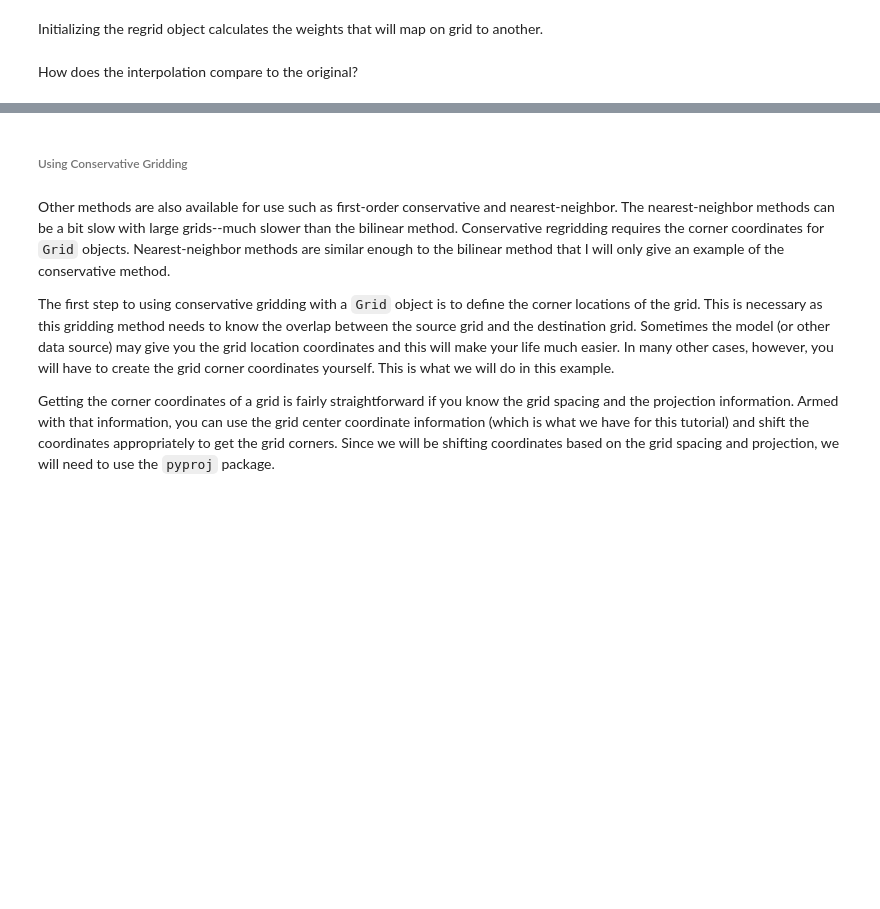
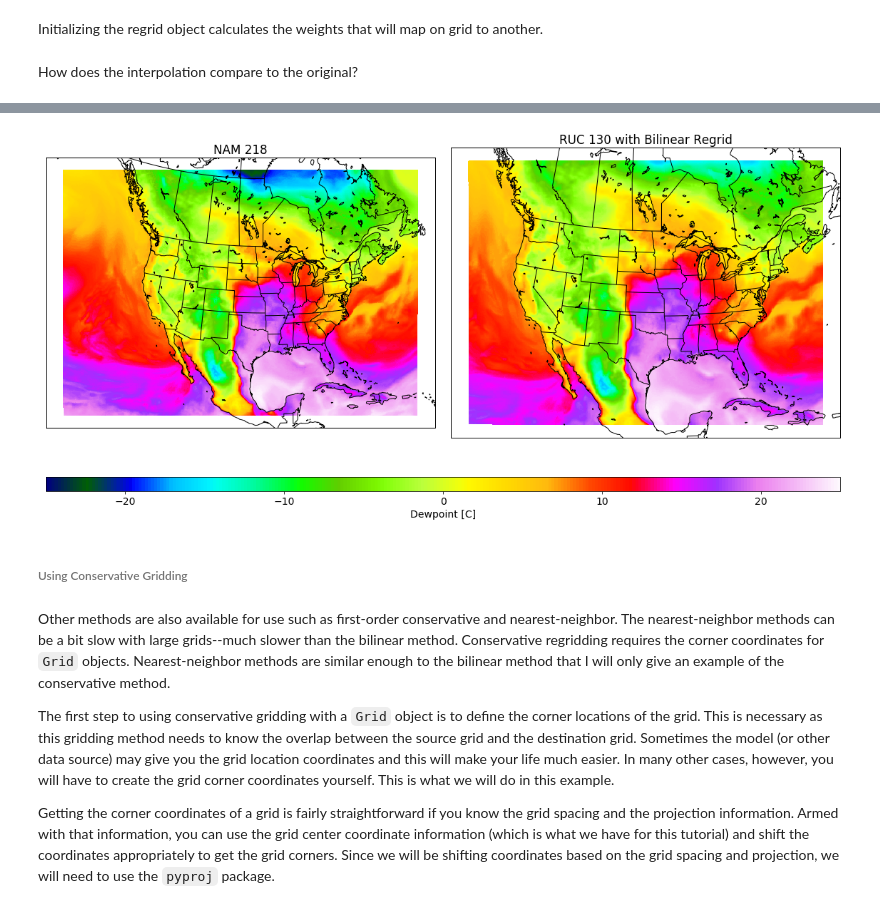
Before and after one commit to nawendt/esmpy-tutorial, a Jupyter notebook: esmpy_tutorial.ipynb, the cells around one changed output, grey strips where cells are left out. Drawn from its saved outputs; the diff is of its cells as text; code cells hidden in the pictures; blank space fills up the shorter version.

```diff
--- a/esmpy_tutorial.ipynb
+++ b/esmpy_tutorial.ipynb
@@ -85,11 +133,18 @@ dest_lat = destgrid.get_coords(1)
 # %% [markdown]
 At this point we now have **pointers** to the _Grid_ object coordinates. Be careful not to overwrite the pointer variable here (i.e., you need to treat it like an array and use the `[]` accessor). You need to tell it to put the values into the array that is pointed to.
 # %%
-source_lon[...] = nam_lon
-source_lat[...] = nam_lat
+if FORTRAN_CONTIGUOUS:
+    source_lon[...] = nam_lon.T
+    source_lat[...] = nam_lat.T
 
-dest_lon[...] = ruc_lon
-dest_lat[...] = ruc_lat
+    dest_lon[...] = ruc_lon.T
+    dest_lat[...] = ruc_lat.T
+else:
+    source_lon[...] = nam_lon
+    source_lat[...] = nam_lat
+
+    dest_lon[...] = ruc_lon
+    dest_lat[...] = ruc_lat
 # %% [markdown]
 ##### Initialize Fields
 # %% [markdown]
@@ -105,3 +158,8 @@ sourcefield.data[...] = nam['dpc']
+# %%
+if FORTRAN_CONTIGUOUS:
+    sourcefield.data[...] = nam['dpc'].T
+else:
+    sourcefield.data[...] = nam['dpc']
 # %% [markdown]
 ##### Regrid
 # %% [markdown]
@@ -156,3 +176,62 @@ rcb.set_label('DWPT [C]')
+# %%
+f2 = plt.figure(2, figsize=(16,9))
+gs = gridspec.GridSpec(2, 2, height_ratios=(30,1))
+ax1 = f2.add_subplot(gs[0], projection=nam_crs)
+
+pcm = ax1.pcolormesh(source_lon, source_lat, sourcefield.data, cmap = 'gist_ncar',
+               transform=crs.PlateCarree(), vmax = 25, vmin = -25)
+ax1.add_feature(feature.NaturalEarthFeature(category='cultural',
+                                            name='admin_1_states_provinces_lines',
+                                            scale='50m',
+                                            facecolor='none',
+                                            edgecolor='black'))
+ax1.add_feature(feature.NaturalEarthFeature(category='physical',
+                                            name='lakes',
+                                            scale='50m',
+                                            facecolor='none',
+                                            edgecolor='black'))
+ax1.add_feature(feature.NaturalEarthFeature(category='physical',
+                                            name='coastline',
+                                            scale='50m',
+                                            facecolor='none',
+                                            edgecolor='black'))
+ax1.add_feature(feature.NaturalEarthFeature(category='cultural',
+                                            name='admin_0_boundary_lines_land',
+                                            scale='50m',
+                                            facecolor='none',
+                                            edgecolor='black'))
+ax1.set_title('NAM 218')
+
+ax2 = f2.add_subplot(gs[1], projection=nam_crs)
+ax2.pcolormesh(dest_lon, dest_lat, destfield.data, cmap = 'gist_ncar',
+               transform=crs.PlateCarree(), vmax = 25, vmin = -25)
+ax2.add_feature(feature.NaturalEarthFeature(category='cultural',
+                                            name='admin_1_states_provinces_lines',
+                                            scale='50m',
+                                            facecolor='none',
+                                            edgecolor='black'))
+ax2.add_feature(feature.NaturalEarthFeature(category='physical',
+                                            name='lakes',
+                                            scale='50m',
+                                            facecolor='none',
+                                            edgecolor='black'))
+ax2.add_feature(feature.NaturalEarthFeature(category='physical',
+                                            name='coastline',
+                                            scale='50m',
+                                            facecolor='none',
+                                            edgecolor='black'))
+ax2.add_feature(feature.NaturalEarthFeature(category='cultural',
+                                            name='admin_0_boundary_lines_land',
+                                            scale='50m',
+                                            facecolor='none',
+                                            edgecolor='black'))
+ax2.set_title('RUC 130 with Bilinear Regrid')
+
+cbax = f2.add_subplot(gs[2:])
+plt.colorbar(pcm, cax=cbax, orientation='horizontal', label='Dewpoint [C]')
+plt.tight_layout()
+# %% [output]
+[figure, added]
 # %% [markdown]
 ###### Using Conservative Gridding
 # %% [markdown]
```
Also changed, not shown: parts of 60 cells of this notebook, 1 other file.
